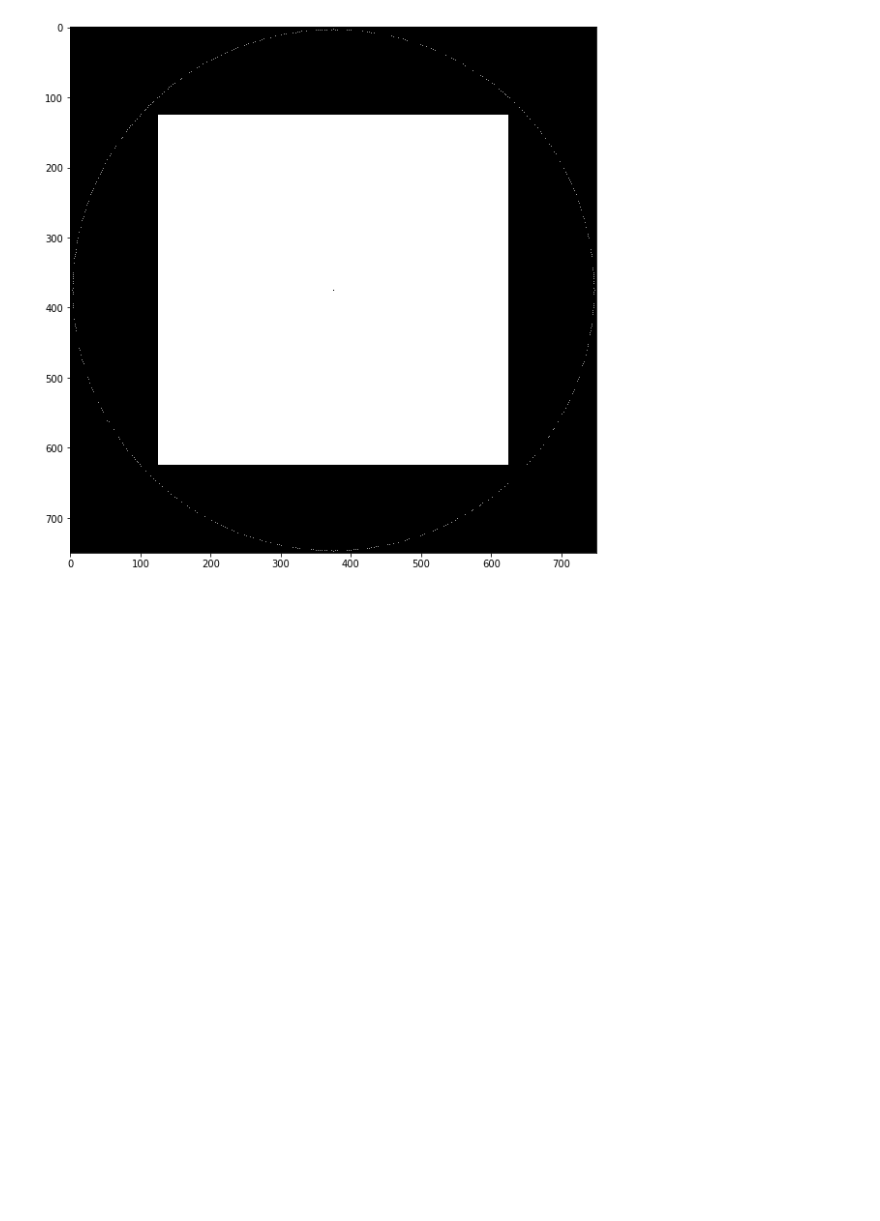
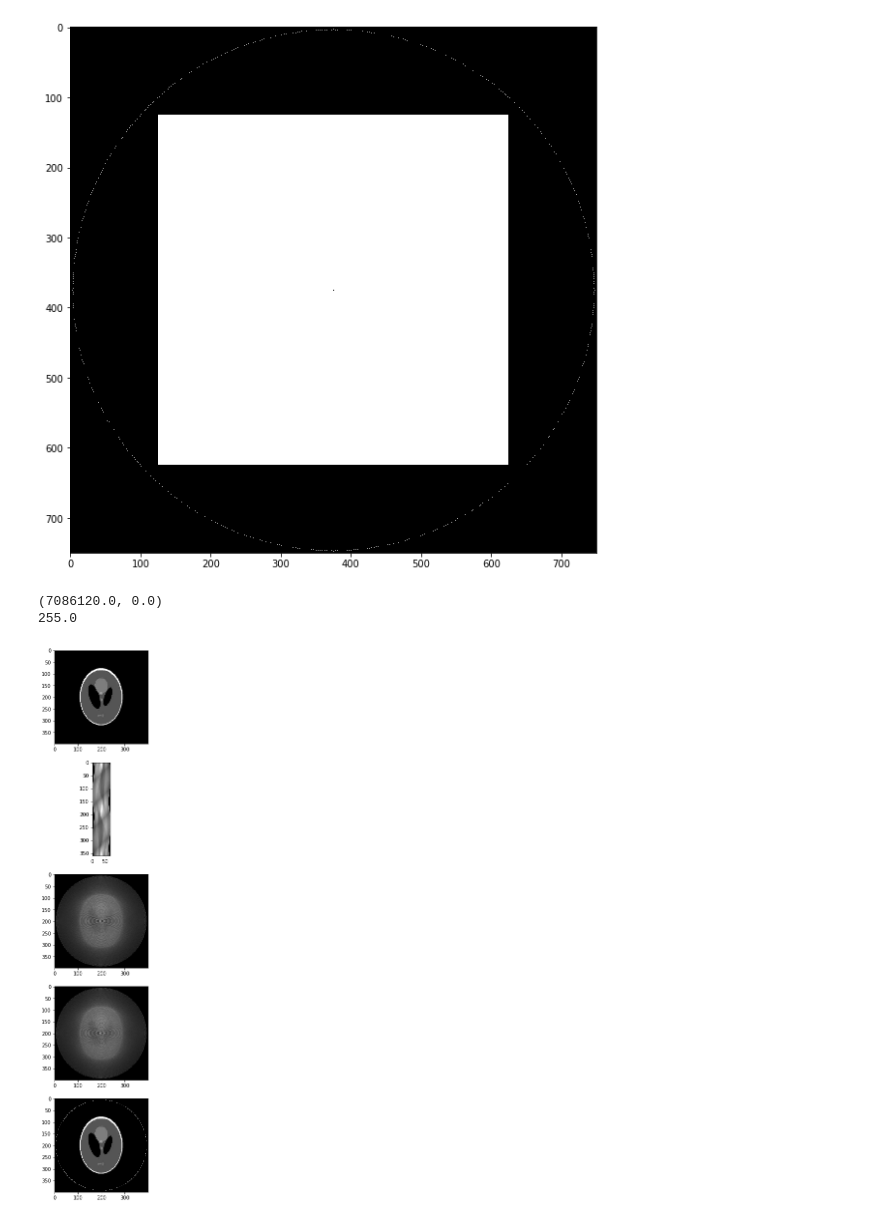
Before and after one commit to matbamberski/IwM-CT, a Jupyter notebook: Tomograf.ipynb, the cells around one changed output. Cells and saved outputs as stored; diff of their text form; code cells hidden in the pictures; blank space fills up the shorter version.

```diff
--- a/Tomograf.ipynb
+++ b/Tomograf.ipynb
@@ -201,6 +200,16 @@ def doInvTomography(sinogram, img_size, inc_angle=2, emiter_angle=15.0, detector
     #ax.imshow(image, cmap='gray')
     #ax.imshow(img, cmap='gray')
     return img
+# %%
+def normalize(img):
+    min_value = np.min(img)
+    max_value = np.max(img)
+    print(max_value, min_value)
+    for i in range(len(img)):
+        for j in range(len(img[i])):
+            img[i,j]=(img[i,j] - min_value)/(max_value-min_value) *255
+
+    return img
 # %%
 def main(file='square', square_size=500, offset=1.5, inc_angle=2, emiter_angle=15.0, detectors=21, withOffset = False):
     if file != 'square':
@@ -214,22 +223,31 @@ def main(file='square', square_size=500, offset=1.5, inc_angle=2, emiter_angle=1
         imgWithOffset = createOffset(img, offset)
     else:
         imgWithOffset = img
-    subplot(4,1,1)
+    subplot(5,1,1)
     imshow(imgWithOffset, cmap='gray')
     imgSize = imgWithOffset.shape[0]
 
     #sinogram
     emiters, sinogram = doTomography(imgWithOffset, inc_angle, emiter_angle, detectors)
-    subplot(4,1,2)
+    subplot(5,1,2)
     imshow(sinogram, cmap='gray')
 
 
     #obrazem z sinogramu
     imgFromSinogram = doInvTomography(sinogram, imgSize, inc_angle, emiter_angle, detectors)
-    subplot(4,1,3)
+    subplot(5,1,3)
     imshow(imgFromSinogram, cmap='gray')
 
-    subplot(4,1,4)
+    normalized_image = normalize(imgFromSinogram)
+    print(np.max(normalized_image))
+    subplot(5,1,4)
+    imshow(normalized_image,cmap='gray')
+
+    subplot(5,1,5)
     imshow(emiters, cmap='gray')
 # %%
-main(file = 'ph.jpg', inc_angle=1, emiter_angle=70.0, detectors=600 )
+main(file = 'ph.jpg', inc_angle=1, emiter_angle=70.0, detectors=70, withOffset = True)
+# %% [output]
+(7086120.0, 0.0)
+255.0
+[figure, added]
```
Also changed, not shown: parts of 1 cell of this notebook.
